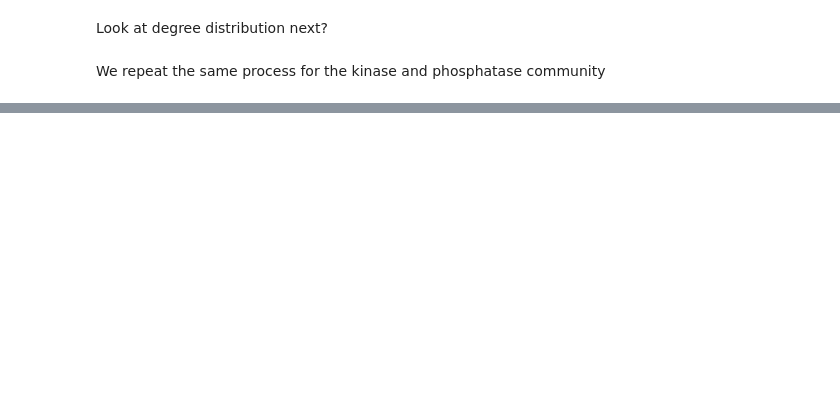
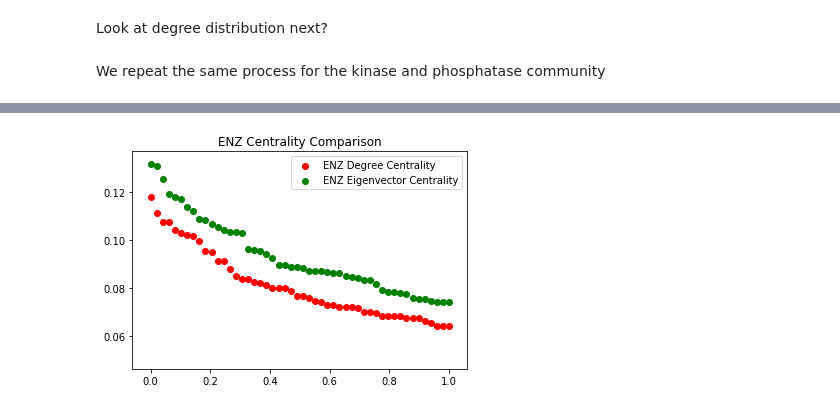
Before and after one commit to Pilex1/math-bcmb3888, a Jupyter notebook: Gas_EDA.ipynb, the cells around one changed output, grey strips where cells are left out. Cells and saved outputs as stored; diff of their text form; code cells hidden in the pictures; blank space fills up the shorter version.

```diff
--- a/Gas_EDA.ipynb
+++ b/Gas_EDA.ipynb
@@ -210,0 +225,16 @@ Enz_eigen[-1]
+# %%
+# Comparing degree centrality with eigenvector centrality for ENZ
+intervals = np.linspace(0, 1, 50)
+deg_c_enz = []
+eigen_c_enz = []
+for i in range(0, 50):
+    deg_c_enz.append(Enz_centrality[i][1])
+    eigen_c_enz.append(Enz_eigen[i][1])
+
+plt.title("ENZ Centrality Comparison")
+plt.scatter(intervals, deg_c_enz, color='r', label="ENZ Degree Centrality")
+plt.scatter(intervals, eigen_c_enz, color='g', label="ENZ Eigenvector Centrality")
+plt.legend()
+plt.show()
+# %% [output]
+[figure, added]
```
Also changed, not shown: parts of 17 cells of this notebook.
